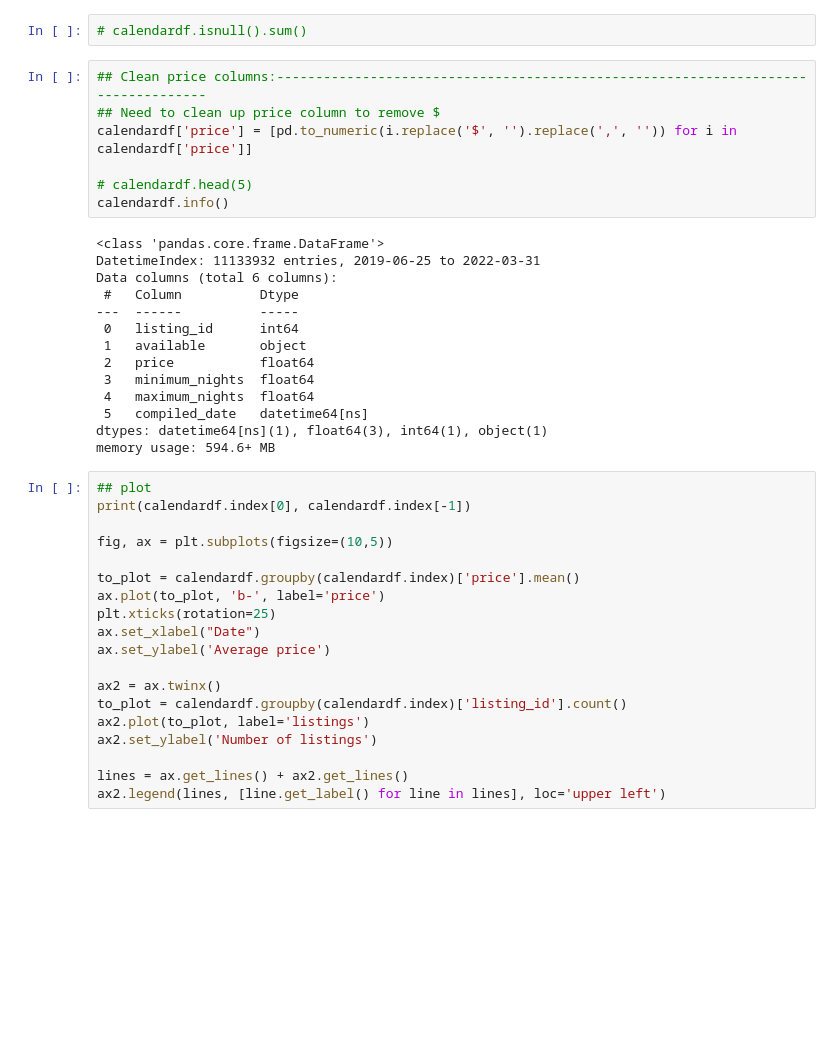
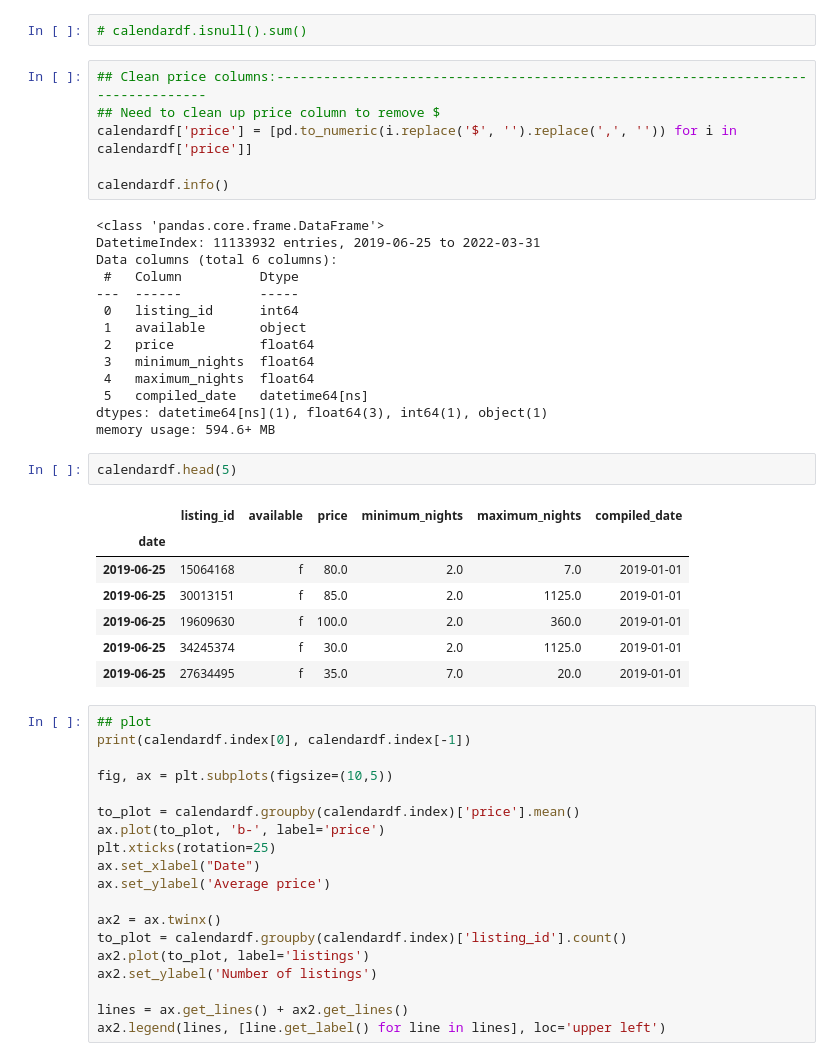
Before and after one commit to WareClatts/Edinburgh_Airbnb, a Jupyter notebook: EdinburghAirbnb.ipynb, the cells around one changed output. Cells and saved outputs as stored; diff of their text form; blank space fills up the shorter version.

```diff
--- a/EdinburghAirbnb.ipynb
+++ b/EdinburghAirbnb.ipynb
@@ -136,7 +158,6 @@ calendardf.head(10)
 ## Need to clean up price column to remove $
 calendardf['price'] = [pd.to_numeric(i.replace('$', '').replace(',', '')) for i in calendardf['price']]
 
-# calendardf.head(5)
 calendardf.info()
 # %% [output]
 <class 'pandas.core.frame.DataFrame'>
@@ -152,6 +173,16 @@ Data columns (total 6 columns):
  5   compiled_date   datetime64[ns]
 dtypes: datetime64[ns](1), float64(3), int64(1), object(1)
 memory usage: 594.6+ MB
+# %%
+calendardf.head(5)
+# %% [output]
+|  | listing_id | available | price | minimum_nights | maximum_nights | compiled_date |
+| date |  |  |  |  |  |  |
+| 2019-06-25 | 15064168 | f | 80.0 | 2.0 | 7.0 | 2019-01-01 |
+| 2019-06-25 | 30013151 | f | 85.0 | 2.0 | 1125.0 | 2019-01-01 |
+| 2019-06-25 | 19609630 | f | 100.0 | 2.0 | 360.0 | 2019-01-01 |
+| 2019-06-25 | 34245374 | f | 30.0 | 2.0 | 1125.0 | 2019-01-01 |
+| 2019-06-25 | 27634495 | f | 35.0 | 7.0 | 20.0 | 2019-01-01 |
 # %%
 ## plot
 print(calendardf.index[0], calendardf.index[-1])
```
Also changed, not shown: parts of 15 cells of this notebook.
